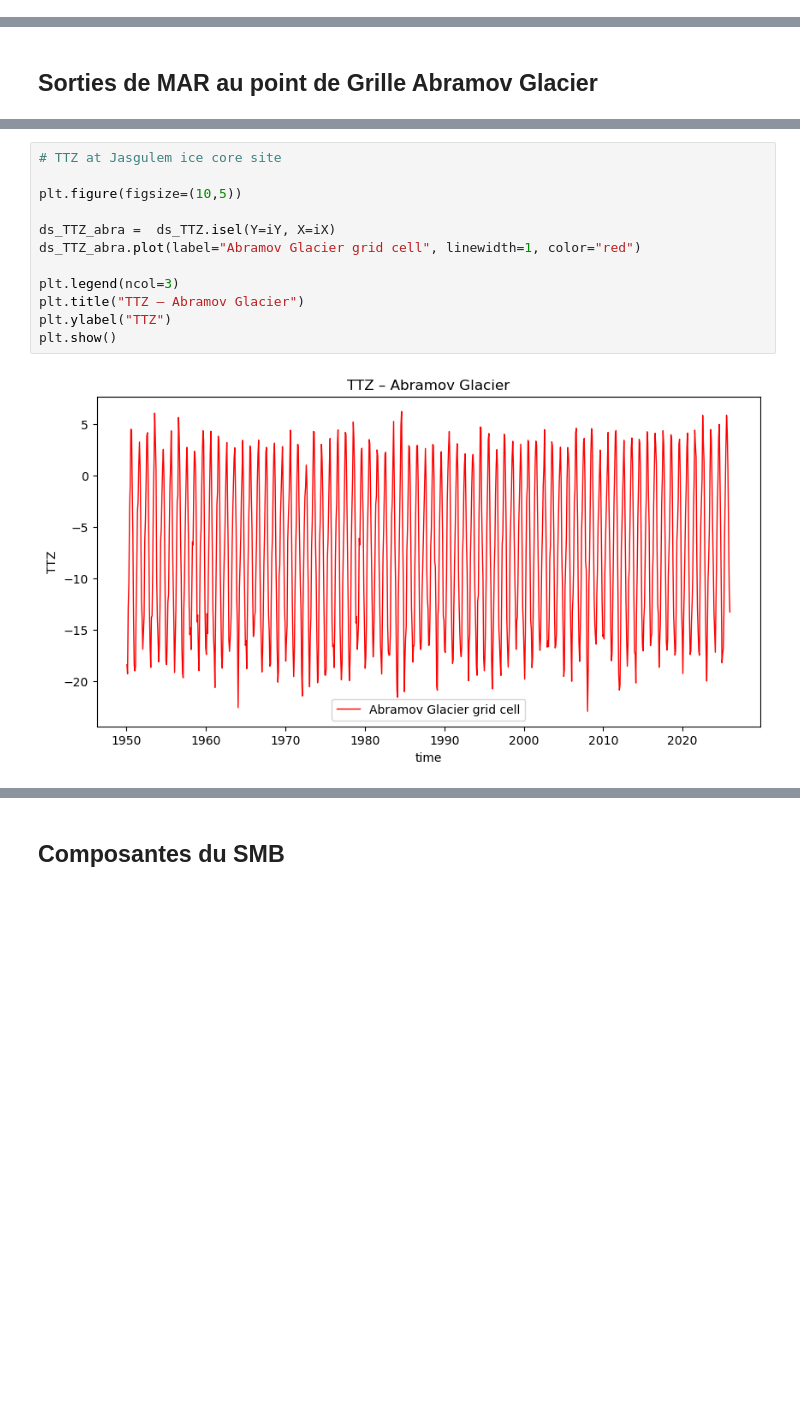
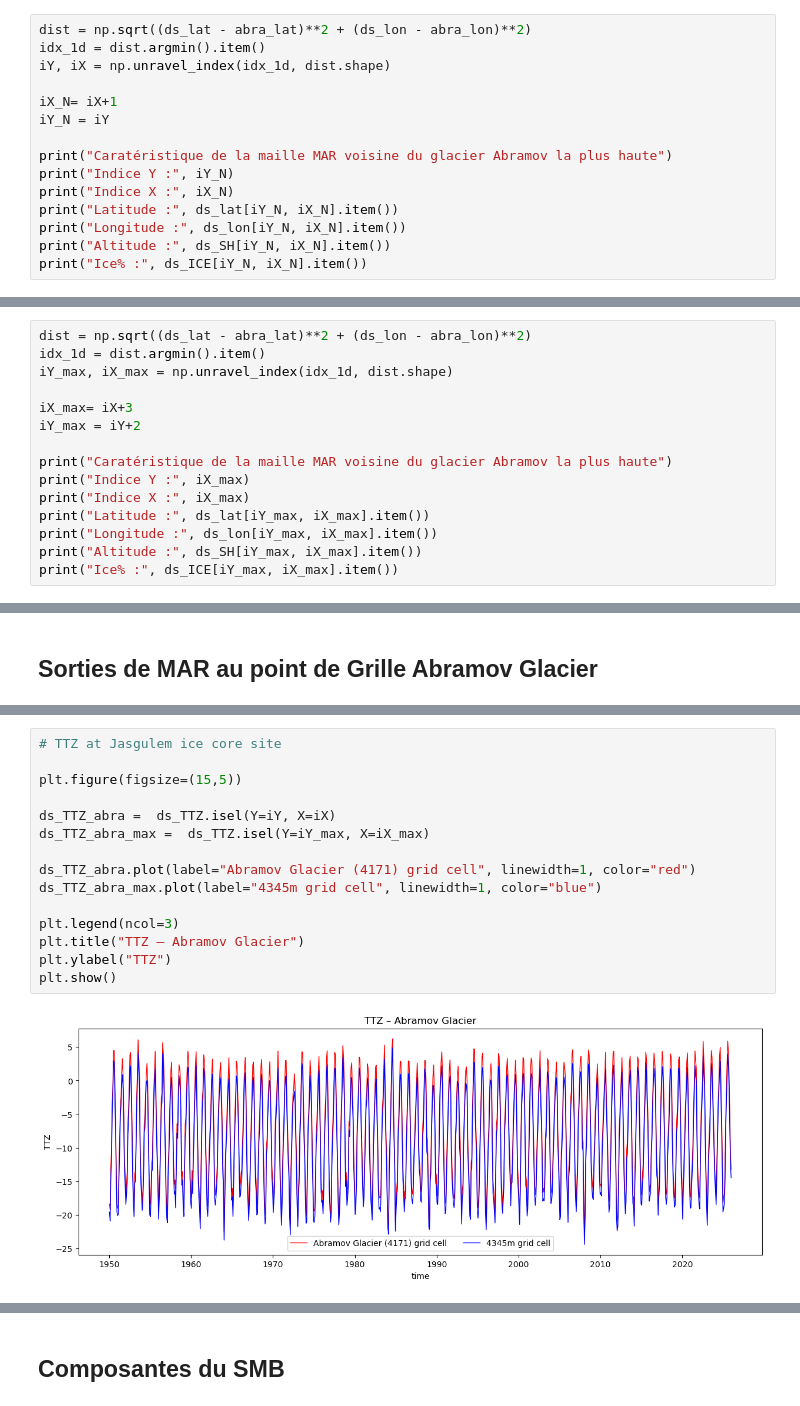
Before and after one commit to xfain/MAR_HMA, a Jupyter notebook: Pamir_domain/SMB.timeSeries_GRp-Abramov.ipynb, the cells around one changed output, grey strips where cells are left out. Drawn from its saved outputs; the diff is of its cells as text; blank space fills up the shorter version.

```diff
--- a/Pamir_domain/SMB.timeSeries_GRp-Abramov.ipynb
+++ b/Pamir_domain/SMB.timeSeries_GRp-Abramov.ipynb
@@ -98,3 +100,18 @@ Latitude : 39.67844009399414
 Longitude : 71.48213958740234
 Altitude : 4171.5380859375
 %ICE : 33.333335876464844
+# %%
+dist = np.sqrt((ds_lat - abra_lat)**2 + (ds_lon - abra_lon)**2)
+idx_1d = dist.argmin().item()
+iY, iX = np.unravel_index(idx_1d, dist.shape)
+
+iX_N= iX+1
+iY_N = iY
+
+print("Caratéristique de la maille MAR voisine du glacier Abramov la plus haute")
+print("Indice Y :", iY_N)
+print("Indice X :", iX_N)
+print("Latitude :", ds_lat[iY_N, iX_N].item())
+print("Longitude :", ds_lon[iY_N, iX_N].item())
+print("Altitude :", ds_SH[iY_N, iX_N].item())
+print("Ice% :", ds_ICE[iY_N, iX_N].item())
@@ -100,0 +126,15 @@ Altitude : 4171.5380859375
+# %%
+dist = np.sqrt((ds_lat - abra_lat)**2 + (ds_lon - abra_lon)**2)
+idx_1d = dist.argmin().item()
+iY_max, iX_max = np.unravel_index(idx_1d, dist.shape)
+
+iX_max= iX+3
+iY_max = iY+2
+
+print("Caratéristique de la maille MAR voisine du glacier Abramov la plus haute")
+print("Indice Y :", iX_max)
+print("Indice X :", iX_max)
+print("Latitude :", ds_lat[iY_max, iX_max].item())
+print("Longitude :", ds_lon[iY_max, iX_max].item())
+print("Altitude :", ds_SH[iY_max, iX_max].item())
+print("Ice% :", ds_ICE[iY_max, iX_max].item())
@@ -337,14 +404,17 @@ ds_SU = -(ds_SF - (-ds_ME) + ds_RZ - ds_SW - ds_SMB)
 # %%
 # TTZ at Jasgulem ice core site
 
-plt.figure(figsize=(10,5))
+plt.figure(figsize=(15,5))
 
 ds_TTZ_abra =  ds_TTZ.isel(Y=iY, X=iX)
-ds_TTZ_abra.plot(label="Abramov Glacier grid cell", linewidth=1, color="red")
+ds_TTZ_abra_max =  ds_TTZ.isel(Y=iY_max, X=iX_max)
+
+ds_TTZ_abra.plot(label="Abramov Glacier (4171) grid cell", linewidth=1, color="red")
+ds_TTZ_abra_max.plot(label="4345m grid cell", linewidth=1, color="blue")
 
 plt.legend(ncol=3)
 plt.title("TTZ – Abramov Glacier")
 plt.ylabel("TTZ")
 plt.show()
 # %% [output]
-[figure, old version]
+[figure, new version]
```
Also changed, not shown: parts of 37 cells of this notebook, 7 other files.
